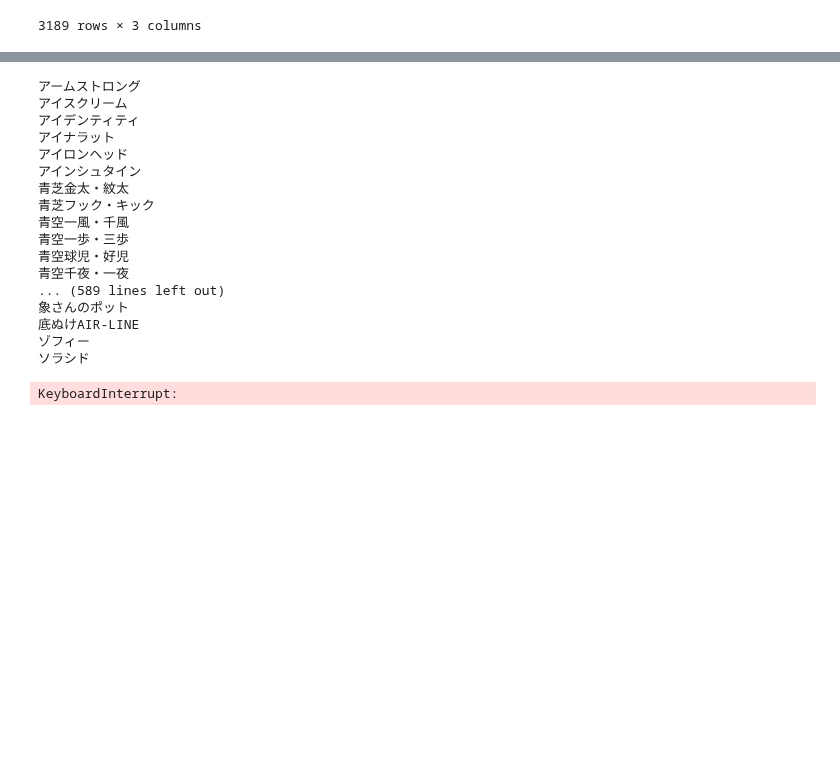
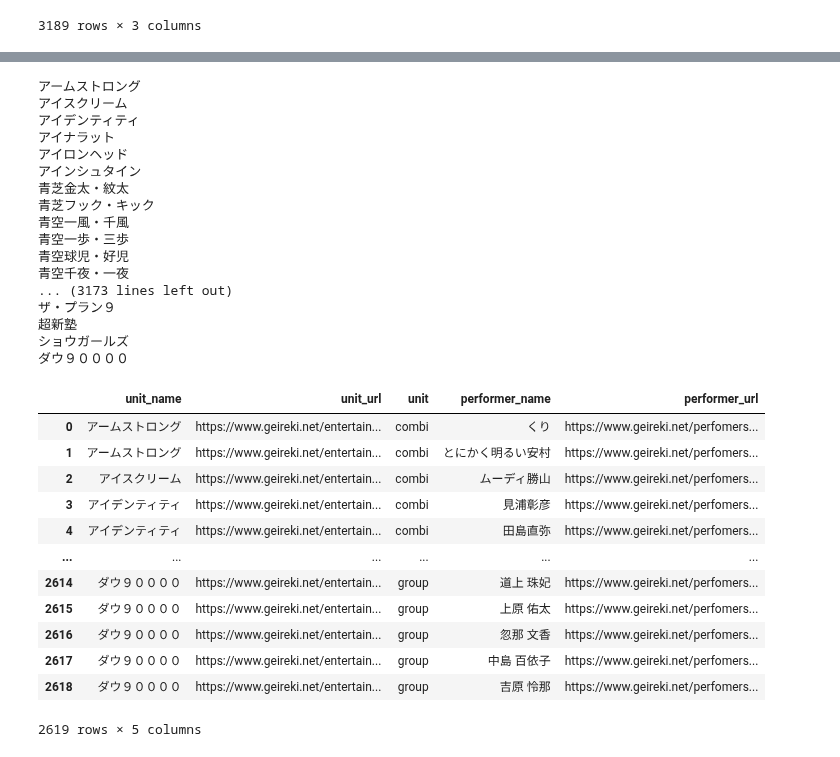
Before and after one commit to umenerineri/infovis-notebooks, a Jupyter notebook: final_project/project_additional.ipynb, the cells around one changed output, grey strips where cells are left out. Saved outputs shown, nothing was run; the diff lists cells and outputs as text; code cells hidden in the pictures; blank space fills up the shorter version.

Commit message:
performer page url scraped

```diff
--- a/final_project/project_additional.ipynb
+++ b/final_project/project_additional.ipynb
@@ -247,3 +247,6 @@ unit_page_df
 unit_page_df.to_csv(os.path.join(folder_name_raw, "unit_page.csv"), index=False)
 # %%
 # kokokara saikai
+# %%
+unit_page_df = pd.read_csv(os.path.join(folder_name_raw, "unit_page.csv"))
+unit_page_df
@@ -250,46 +267,61 @@ unit_page_df.to_csv(os.path.join(folder_name_raw, "unit_page.csv"), index=False)
 # %%
 # ユニットページから芸人ページURLを取得
 
 performer_page_urls = []
 
 for i, row in unit_page_df.iterrows():
     unit_name = row["unit_name"]
     print(unit_name)
     page_url = row["page_url"]
     unit = row["unit"]
     request = requests.get(page_url, headers={"User-Agent": dummy_user_agent}, timeout=10)
     soup = BeautifulSoup(request.text, "html.parser")
     tbody = soup.select_one("#top > div > table")
-    member_td = tbody.find("th", string="メンバー").find_next_sibling()
-    members = member_td.select("tbody > tr")
-    for member in members:
-        performer = member.select_one("td:nth-child(1) > a")
-        performer_url = performer.get("href")
-        performer_name = performer.get_text(strip=True)
-        performer_page_urls.append({"unit_name": unit_name, "unit_url": page_url, "unit": unit, "performer_name": performer_name, "performer_url": performer_url})
+    if tbody:
+        member_td = tbody.find("th", string="メンバー").find_next_sibling()
+        members = member_td.select("tbody > tr")
+        for member in members:
+            performer = member.select_one("td:nth-child(1) > a")
+            performer_url = performer.get("href")
+            performer_name = performer.get_text(strip=True)
+            performer_page_urls.append({"unit_name": unit_name, "unit_url": page_url, "unit": unit, "performer_name": performer_name, "performer_url": performer_url})
+    else:
+        performer_page_urls.append({"unit_name": unit_name, "unit_url": page_url, "unit": unit, "performer_name": None, "performer_url": None})
     time.sleep(1)
 
 performer_page_df = pd.DataFrame(performer_page_urls)
 performer_page_df
 # %% [output]
 アームストロング
 アイスクリーム
 アイデンティティ
 アイナラット
 アイロンヘッド
 アインシュタイン
 青芝金太・紋太
 青芝フック・キック
 青空一風・千風
 青空一歩・三歩
 青空球児・好児
 青空千夜・一夜
-... (589 lines left out)
-象さんのポット
-底ぬけAIR-LINE
-ゾフィー
-ソラシド
+... (3173 lines left out)
+ザ・プラン９
+超新塾
+ショウガールズ
+ダウ９００００
+|  | unit_name | unit_url | unit | performer_name | performer_url |
+| 0 | アームストロング | https://www.geireki.net/entertain... | combi | くり | https://www.geireki.net/perfomers... |
+| 1 | アームストロング | https://www.geireki.net/entertain... | combi | とにかく明るい安村 | https://www.geireki.net/perfomers... |
+| 2 | アイスクリーム | https://www.geireki.net/entertain... | combi | ムーディ勝山 | https://www.geireki.net/perfomers... |
+| 3 | アイデンティティ | https://www.geireki.net/entertain... | combi | 見浦彰彦 | https://www.geireki.net/perfomers... |
+| 4 | アイデンティティ | https://www.geireki.net/entertain... | combi | 田島直弥 | https://www.geireki.net/perfomers... |
+| ... | ... | ... | ... | ... | ... |
+| 2614 | ダウ９００００ | https://www.geireki.net/entertain... | group | 道上 珠妃 | https://www.geireki.net/perfomers... |
+| 2615 | ダウ９００００ | https://www.geireki.net/entertain... | group | 上原 佑太 | https://www.geireki.net/perfomers... |
+| 2616 | ダウ９００００ | https://www.geireki.net/entertain... | group | 忽那 文香 | https://www.geireki.net/perfomers... |
+| 2617 | ダウ９００００ | https://www.geireki.net/entertain... | group | 中島 百依子 | https://www.geireki.net/perfomers... |
+| 2618 | ダウ９００００ | https://www.geireki.net/entertain... | group | 吉原 怜那 | https://www.geireki.net/perfomers... |
-KeyboardInterrupt:
+2619 rows × 5 columns
 # %%
 performer_page_df.to_csv(os.path.join(folder_name_raw, "performer_page.csv"), index=False)
 # %%
```
Also changed, not shown: parts of 1 cell of this notebook, 1 other file.
